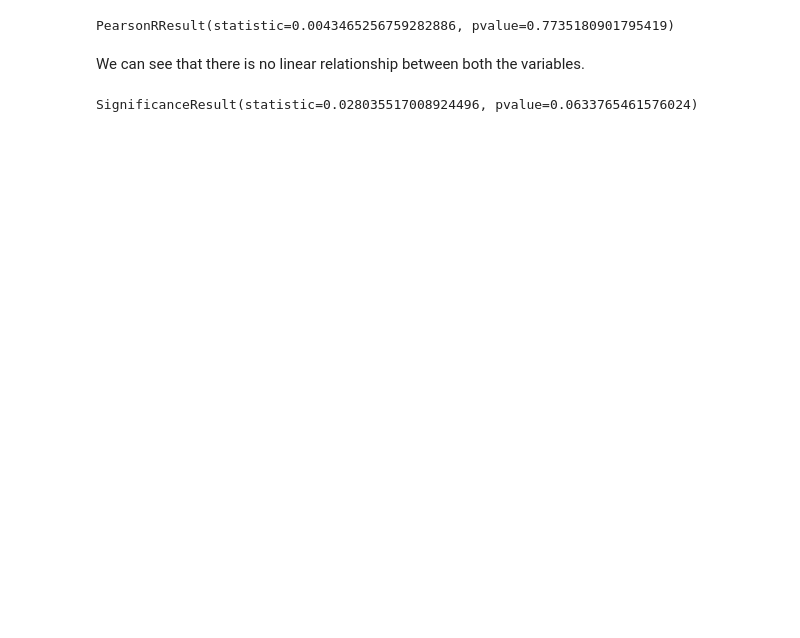
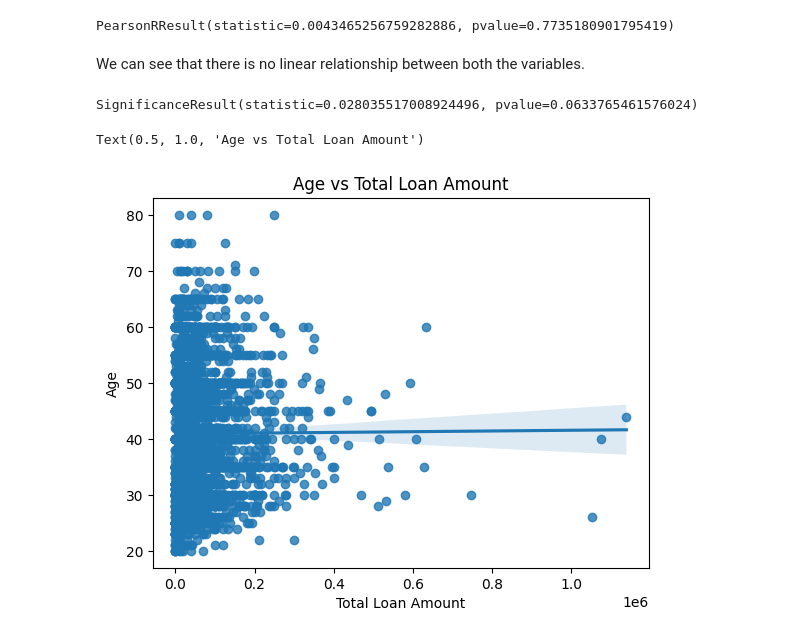
Before and after one commit to dharamdudi/DS, a Jupyter notebook: rgavp/shg_details statistical analysis.ipynb, the cells around one changed output. Drawn from its saved outputs; the diff is of its cells as text; code cells hidden in the pictures; blank space fills up the shorter version.

```diff
--- a/rgavp/shg_details statistical analysis.ipynb
+++ b/rgavp/shg_details statistical analysis.ipynb
@@ -193,3 +209,10 @@ We can see that there is no linear relationship between both the variables.
 stats.spearmanr(shg_df.Total_loan_amt,shg_df.Age)
 # %% [output]
 SignificanceResult(statistic=0.028035517008924496, pvalue=0.0633765461576024)
+# %%
+sns.regplot(x='Total_loan_amt',y='Age',data=shg_df)
+plt.xlabel('Total Loan Amount')
+plt.title('Age vs Total Loan Amount')
+# %% [output]
+Text(0.5, 1.0, 'Age vs Total Loan Amount')
+[figure, added]
```
Also changed, not shown: parts of 23 cells of this notebook, 7 other files.
